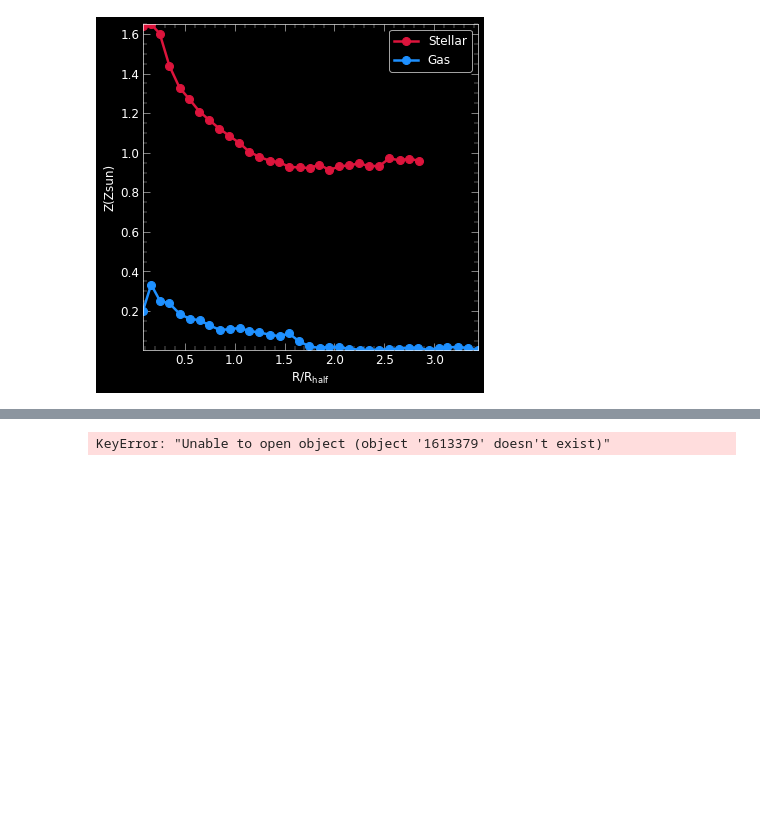
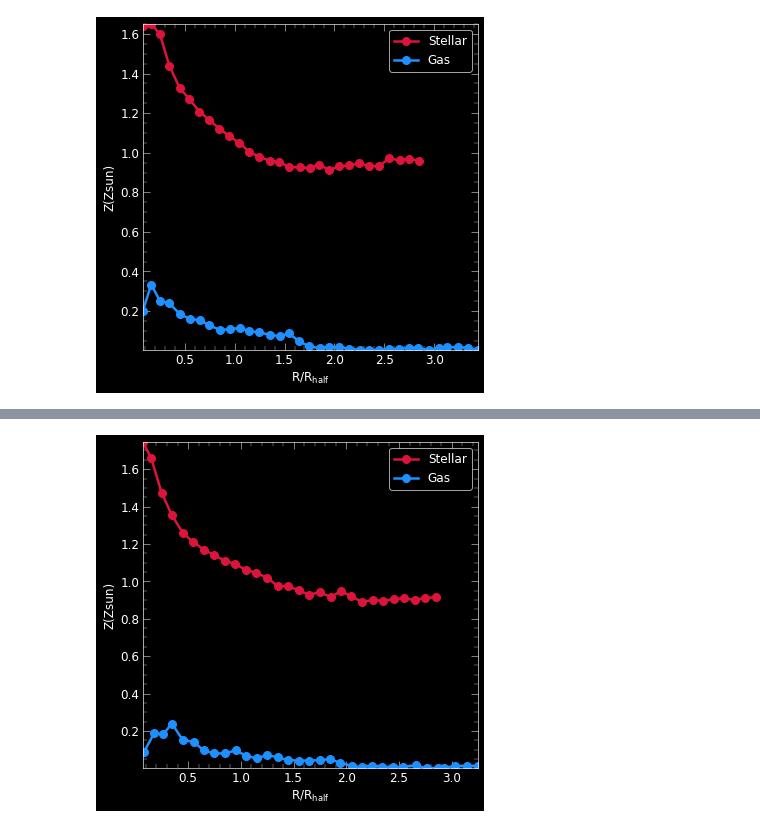
Before and after one commit to ansingh16/hr5_metallicity, a Jupyter notebook: Code/Analysis.ipynb, the cells around one changed output, grey strips where cells are left out. Cells and saved outputs as stored; diff of their text form; code cells hidden in the pictures; blank space fills up the shorter version.

```diff
--- a/Code/Analysis.ipynb
+++ b/Code/Analysis.ipynb
@@ -350,38 +425,13 @@ e_galaxies = morpho[morpho['sersicn']>2.5]
 # %%
-# import the modules
-import HR5_cluster as hr5
-import numpy as np
-import matplotlib.pyplot as plt
-import pandas as pd
-from scipy import stats
+ # print(slope_s,slope_g)
 
-plt.style.use('../paper_style.mplstyle')
+fig,ax = plt.subplots(1,1,figsize=(6,6))
+ax.set_xlabel(r'$\mathrm{R/R_{\mathrm{half}}}$')
+ax.set_ylabel(r'Z(Zsun)')
+ax.plot(slope_df.iloc[20].R_s,slope_df.iloc[20].Z_s,marker='o',markersize=8,label='Stellar')
+ax.plot(slope_df.iloc[20].R_g,slope_df.iloc[20].Z_g,marker='o',markersize=8,label='Gas')
+ax.legend()
 
-clusid = 1664541
-snapshot = 296
-clus = hr5.Cluster(snapshot,clusid)
-
-
-for galid in e_galaxies.ID:
-
-    gal = clus.get_alldat_gal(galid)
-
-    R_s,Z_s,slope_s,std_e_s = gal.get_metal_slope(r_rhalf_max=3,r_bin_width=0.1,var='star')
-
-    R_g,Z_g,slope_g,std_e_g = gal.get_metal_slope(r_rhalf_max=4,r_bin_width=0.1,var='gas')
-
-
-    # print(slope_s,slope_g)
-
-    fig,ax = plt.subplots(1,1,figsize=(6,6))
-    ax.set_xlabel(r'$\mathrm{R/R_{\mathrm{half}}}$')
-    ax.set_ylabel(r'Z(Zsun)')
-
-    ax.plot(R_s,Z_s,marker='o',markersize=8,label='Stellar')
-    ax.plot(R_g,Z_g,marker='o',markersize=8,label='Gas')
-
-    ax.legend()
-
-    plt.show()
+plt.show()
 # %% [output]
-KeyError: "Unable to open object (object '1613379' doesn't exist)"
+[figure, added]
```
Also changed, not shown: parts of 8 cells of this notebook, 5 other files.
